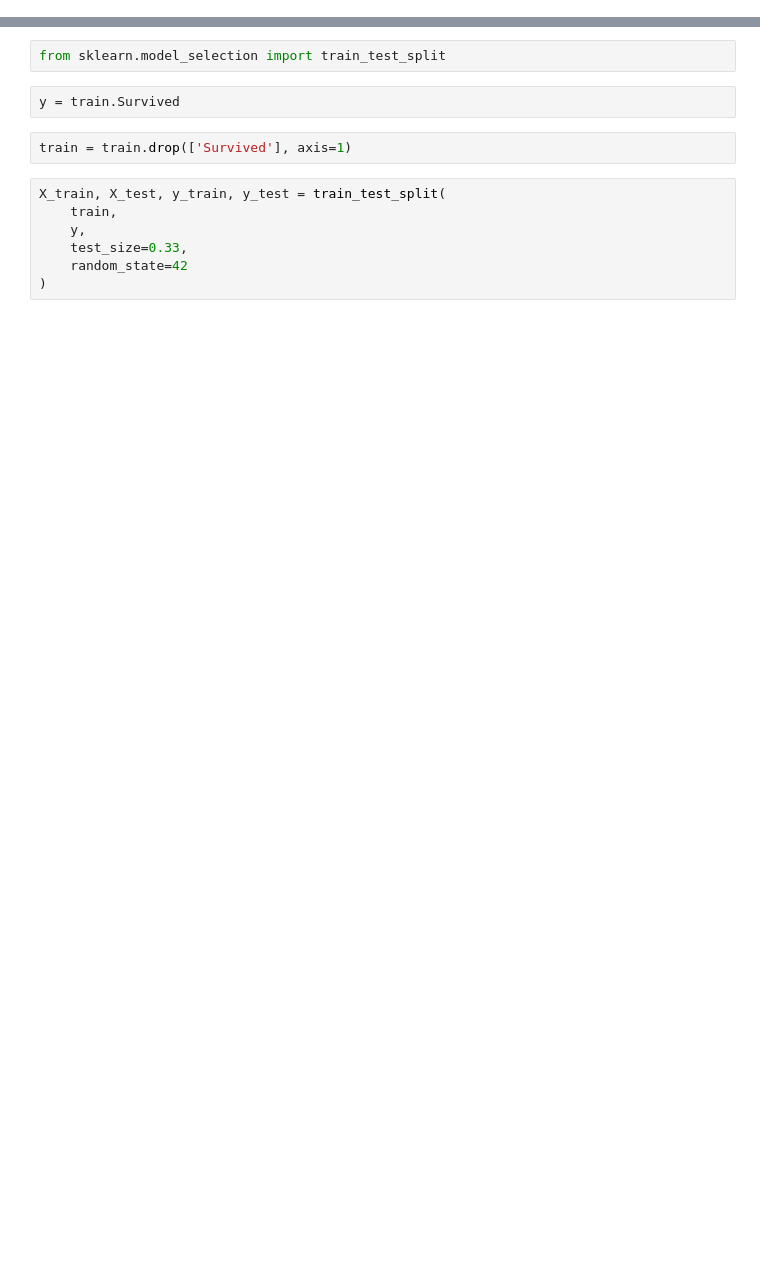
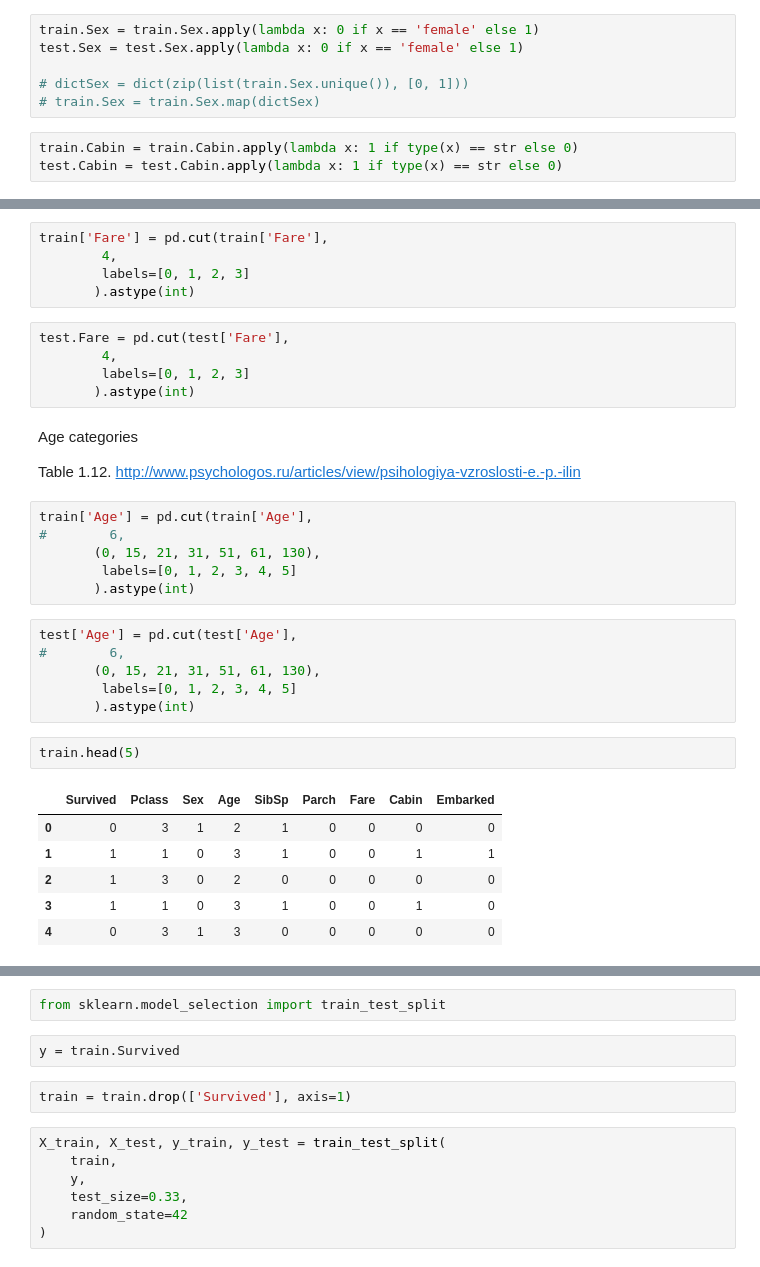
Before and after one commit to kirillsavelyev/kaggle, a Jupyter notebook: titanic/titanic_notebook.ipynb, the cells around one changed output, grey strips where cells are left out. Saved outputs shown, nothing was run; the diff lists cells and outputs as text; blank space fills up the shorter version.

```diff
--- a/titanic/titanic_notebook.ipynb
+++ b/titanic/titanic_notebook.ipynb
@@ -48,0 +108,9 @@ sb.pairplot(train,
+# %%
+train.Sex = train.Sex.apply(lambda x: 0 if x == 'female' else 1)
+test.Sex = test.Sex.apply(lambda x: 0 if x == 'female' else 1)
+
+# dictSex = dict(zip(list(train.Sex.unique()), [0, 1]))
+# train.Sex = train.Sex.map(dictSex)
+# %%
+train.Cabin = train.Cabin.apply(lambda x: 1 if type(x) == str else 0)
+test.Cabin = test.Cabin.apply(lambda x: 1 if type(x) == str else 0)
@@ -48,0 +119,35 @@ sb.pairplot(train,
+# %%
+train['Fare'] = pd.cut(train['Fare'],
+        4,
+        labels=[0, 1, 2, 3]
+       ).astype(int)
+# %%
+test.Fare = pd.cut(test['Fare'],
+        4,
+        labels=[0, 1, 2, 3]
+       ).astype(int)
+# %% [markdown]
+Age categories
+
+Table 1.12. http://www.psychologos.ru/articles/view/psihologiya-vzroslosti-e.-p.-ilin
+# %%
+train['Age'] = pd.cut(train['Age'],
+#        6,
+       (0, 15, 21, 31, 51, 61, 130),
+        labels=[0, 1, 2, 3, 4, 5]
+       ).astype(int)
+# %%
+test['Age'] = pd.cut(test['Age'],
+#        6,
+       (0, 15, 21, 31, 51, 61, 130),
+        labels=[0, 1, 2, 3, 4, 5]
+       ).astype(int)
+# %%
+train.head(5)
+# %% [output]
+|  | Survived | Pclass | Sex | Age | SibSp | Parch | Fare | Cabin | Embarked |
+| 0 | 0 | 3 | 1 | 2 | 1 | 0 | 0 | 0 | 0 |
+| 1 | 1 | 1 | 0 | 3 | 1 | 0 | 0 | 1 | 1 |
+| 2 | 1 | 3 | 0 | 2 | 0 | 0 | 0 | 0 | 0 |
+| 3 | 1 | 1 | 0 | 3 | 1 | 0 | 0 | 1 | 0 |
+| 4 | 0 | 3 | 1 | 3 | 0 | 0 | 0 | 0 | 0 |
```
Also changed, not shown: parts of 63 cells of this notebook, 4 other files.
